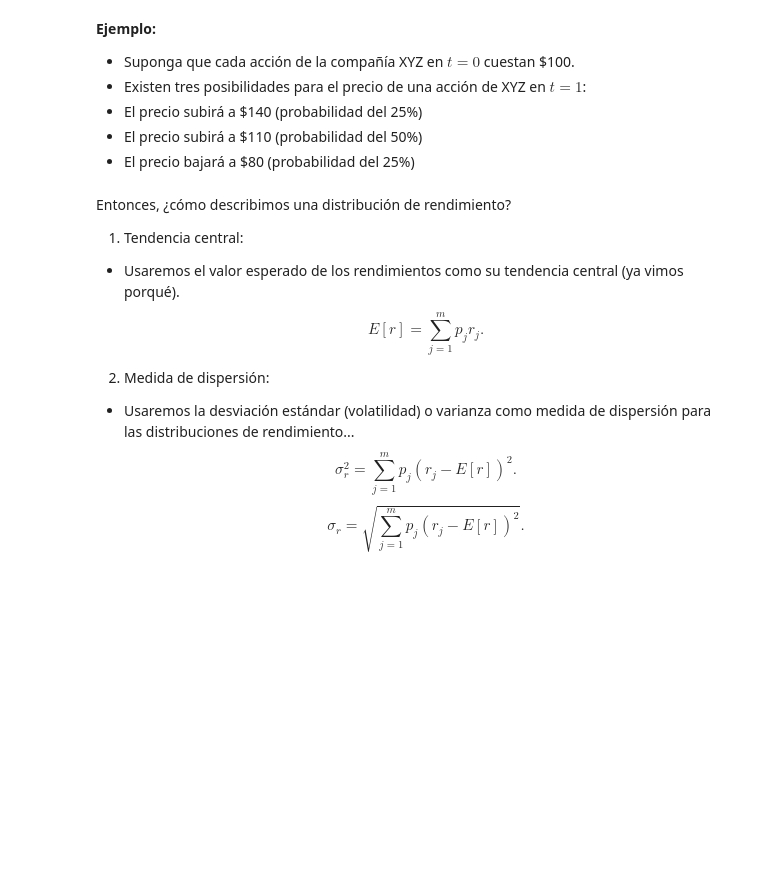
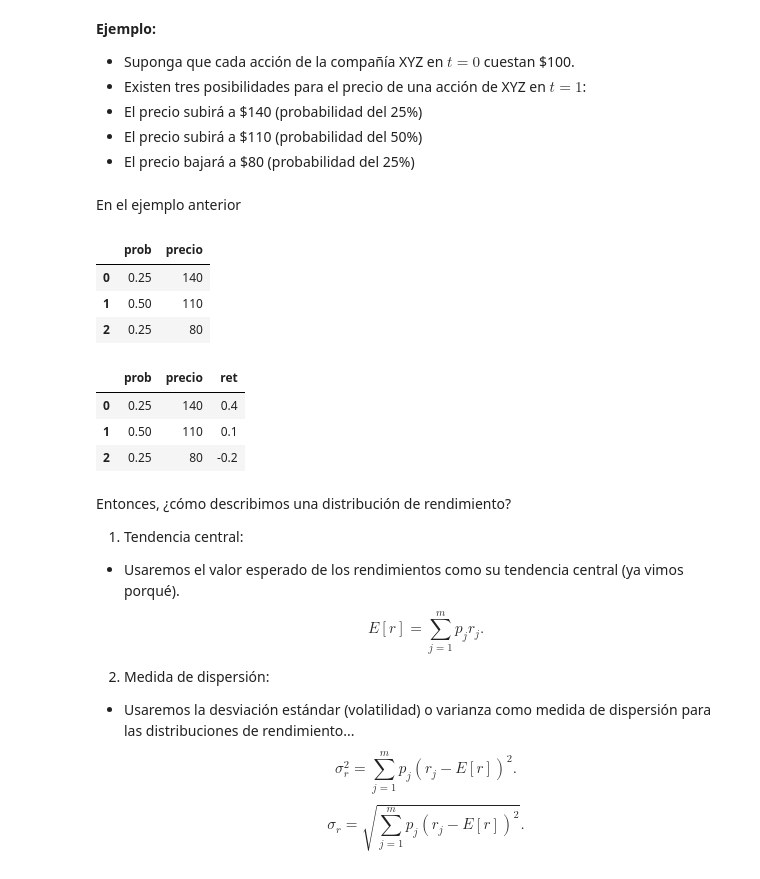
Before and after one commit to neto10m/porinvp2023, a Jupyter notebook: Modulo1/Clase3_RentRiesgo.ipynb, the cells around one changed output. Saved outputs shown, nothing was run; the diff lists cells and outputs as text; code cells hidden in the pictures; blank space fills up the shorter version.

```diff
--- a/Modulo1/Clase3_RentRiesgo.ipynb
+++ b/Modulo1/Clase3_RentRiesgo.ipynb
@@ -236,6 +307,30 @@ Aunque el resultado real nunca va a ser cero, el resultado esperado es cero. *Ne
  - El precio subirá a \$140 (probabilidad del 25%)
  - El precio subirá a \$110 (probabilidad del 50%)
  - El precio bajará a \$80 (probabilidad del 25%)
+# %% [markdown]
+En el ejemplo anterior
+# %%
+# Creamos tabla
+tabla3 = pd.DataFrame({
+    "prob": [0.25, 0.5, 0.25],
+    "precio": [140, 110, 80]
+})
+tabla3
+# %% [output]
+|  | prob | precio |
+| 0 | 0.25 | 140 |
+| 1 | 0.50 | 110 |
+| 2 | 0.25 | 80 |
+# %%
+# Calculamos rendimientos
+p0 = 100
+tabla3["ret"] = (tabla3["precio"] - p0) / p0
+tabla3
+# %% [output]
+|  | prob | precio | ret |
+| 0 | 0.25 | 140 | 0.4 |
+| 1 | 0.50 | 110 | 0.1 |
+| 2 | 0.25 | 80 | -0.2 |
 # %% [markdown]
 Entonces, ¿cómo describimos una distribución de rendimiento?
 1. Tendencia central:
```
Also changed, not shown: parts of 20 cells of this notebook.
